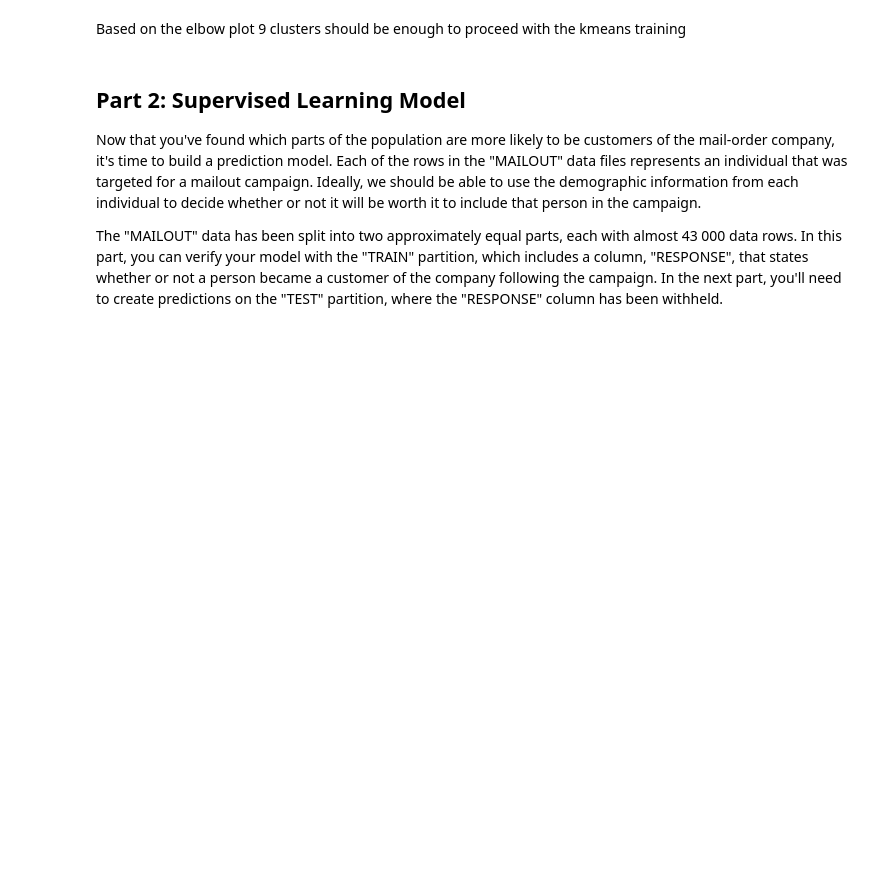
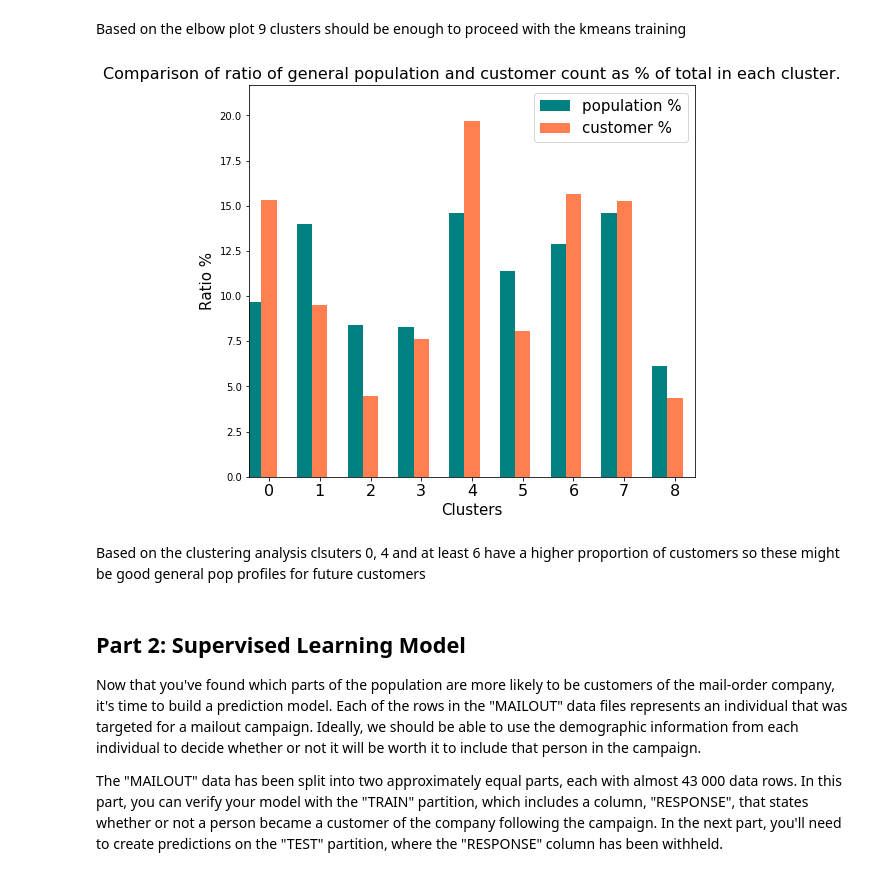
Before and after one commit to sousablde/Arvato-Bertelsmann-Customer-Acquisition, a Jupyter notebook: Arvato Project Workbook.ipynb, the cells around one changed output. Cells and saved outputs as stored; diff of their text form; code cells hidden in the pictures; blank space fills up the shorter version.

Commit message:
added clustering

```diff
--- a/Arvato Project Workbook.ipynb
+++ b/Arvato Project Workbook.ipynb
@@ -762,7 +699,51 @@ kmodel = kmeans.fit(azdias_RS_110)
 # %%
 #and now we can compare the customer data to the general demographics
-azdias_kmeans = kmodel.predict(pca.transform(azdias_RS))
-customers_kmeans = kmodel.predict(pca.transform(customers_RS))
+azdias_clusters = kmodel.predict(pca.transform(azdias_SS))
+customers_clusters = kmodel.predict(pca.transform(customers_SS))
+# %%
+#number of d_points in each cluster
+n_azdias_clusters = (pd.Series(azdias_kmeans)).value_counts().sort_index()
+n_customers_clusters = (pd.Series(customers_kmeans)).value_counts().sort_index()
+# %%
+#create df from the datapoint counts
+azdia_customers_counts = pd.concat([n_azdias_clusters, n_customers_clusters], axis=1).reset_index()
+azdia_customers_counts.columns = ['cluster', 'population', 'customer']
+# %%
+# add ratios to the df
+azdia_customers_counts['%pop'] = (azdia_customers_counts['population']/azdia_customers_counts['population'].sum()*100).round(2)
+
+azdia_customers_counts['%cust'] = (azdia_customers_counts['customer']/azdia_customers_counts['customer'].sum()*100).round(2)
+
+azdia_customers_counts['diff'] = (azdia_customers_counts['%cust'] - azdia_customers_counts['%pop'])
+# %%
+# Visualize ratios for each cluster
+
+fig = plt.figure(figsize=(12,6))
+
+ax = fig.add_subplot(111)
+
+ax = azdia_customers_counts['%pop'].plot(x=azdia_customers_counts['cluster'], kind='bar',\
+                                                   color='teal',width=-0.3, align='edge',position=0)
+ax = azdia_customers_counts['%cust'].plot(x=azdia_customers_counts['cluster'], kind='bar',\
+                                                    color='coral',width = 0.3, align='edge',position=1)
+
+ax.margins(x=0.5,y=0.1)
+ax.set_xlabel('Clusters', fontsize=15)
+ax.set_ylabel('Ratio %', fontsize=15)
+ax.xaxis.set(ticklabels= azdia_customers_counts['cluster'])
+ax.tick_params(axis = 'x', which = 'major', labelsize = 16)
+plt.xticks(rotation=360,)
+
+plt.legend(('population %', 'customer %'),fontsize=15)
+plt.title(('Comparison of ratio of general population and customer count as % of total in each cluster.')
+          ,fontsize=16)
+
+plt.subplots_adjust(bottom=0.2)
+plt.show()
+# %% [output]
+[figure, added]
+# %% [markdown]
+Based on the clustering analysis clsuters 0, 4 and at least 6 have a higher proportion of customers so these might be good general pop profiles for future customers
 # %% [markdown]
 ## Part 2: Supervised Learning Model
 
```
Also changed, not shown: parts of 16 cells of this notebook, 1 other file.
